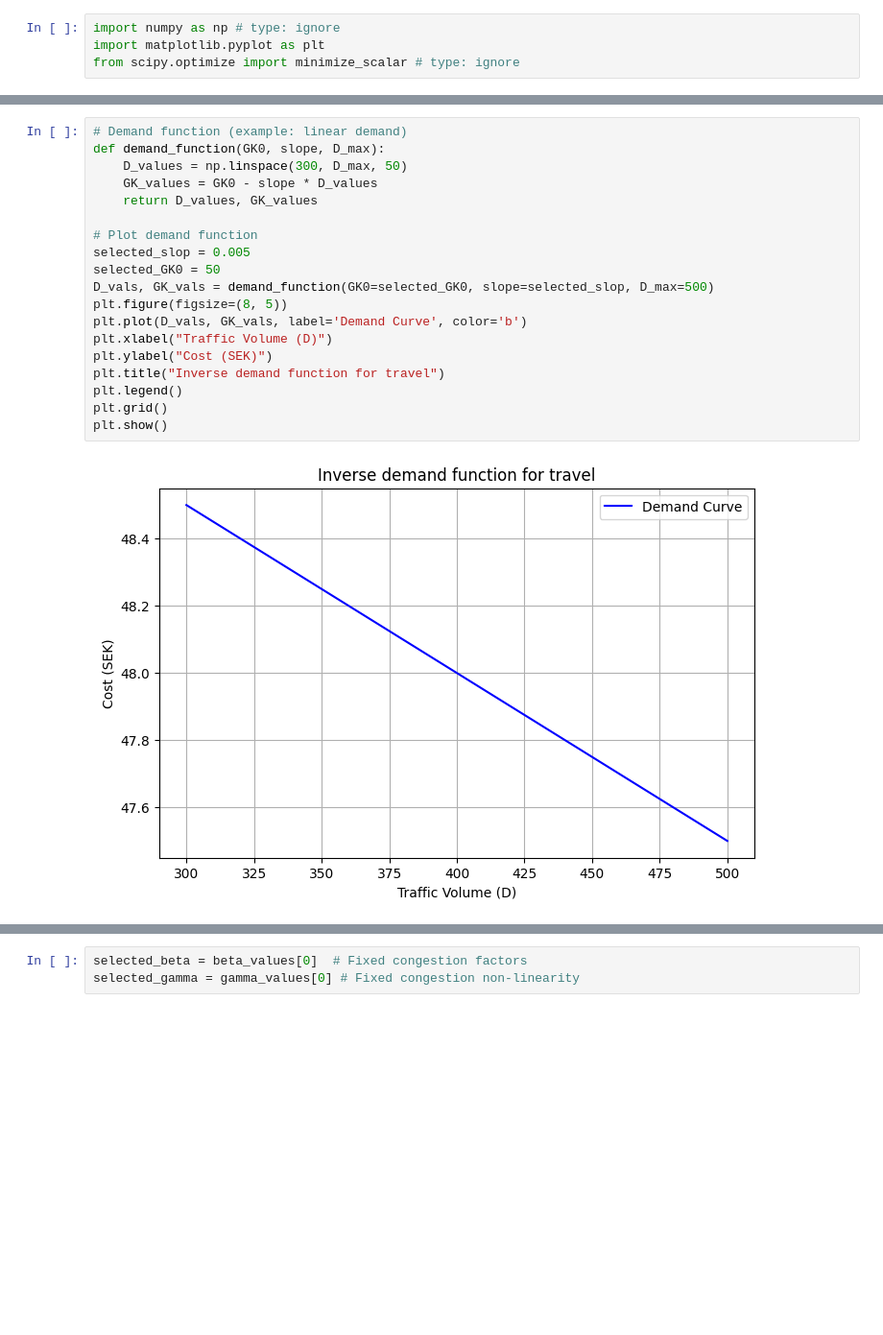
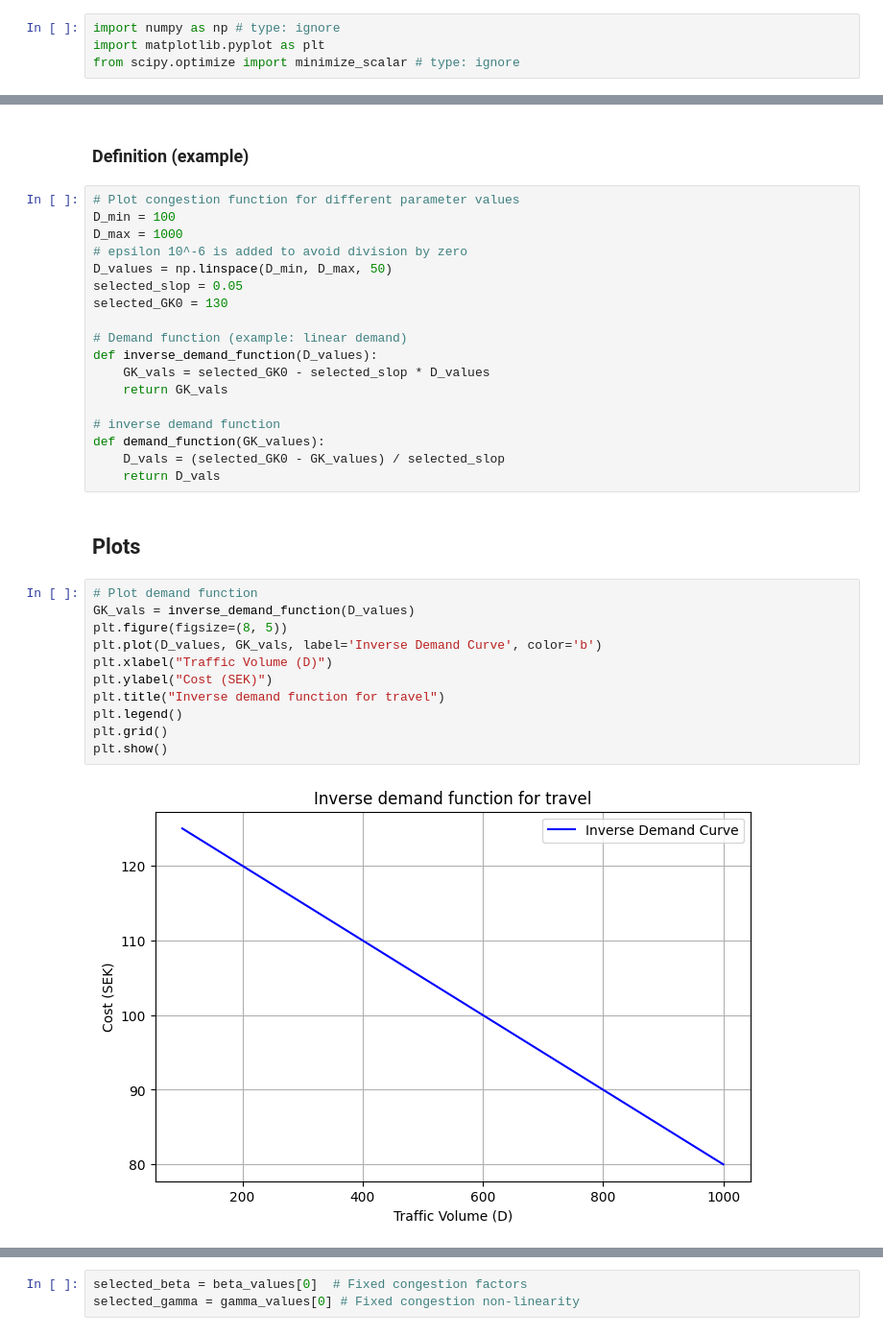
Before and after one commit to abdeaitali/cba, a Jupyter notebook: TNK126_CBA_ex2.ipynb, the cells around one changed output, grey strips where cells are left out. Shown: that part at 96% size. Cells and saved outputs as stored; diff of their text form; blank space fills up the shorter version.

```diff
--- a/TNK126_CBA_ex2.ipynb
+++ b/TNK126_CBA_ex2.ipynb
@@ -13,21 +11,35 @@ from scipy.optimize import minimize_scalar # type: ignore
+# %% [markdown]
+### Definition (example)
+# %%
+# Plot congestion function for different parameter values
+D_min = 100
+D_max = 1000
+# epsilon 10^-6 is added to avoid division by zero
+D_values = np.linspace(D_min, D_max, 50)
+selected_slop = 0.05
+selected_GK0 = 130
+
+# Demand function (example: linear demand)
+def inverse_demand_function(D_values):
+    GK_vals = selected_GK0 - selected_slop * D_values
+    return GK_vals
+
+# inverse demand function
+def demand_function(GK_values):
+    D_vals = (selected_GK0 - GK_values) / selected_slop
+    return D_vals
+# %% [markdown]
+## Plots
 # %%
-# Demand function (example: linear demand)
-def demand_function(GK0, slope, D_max):
-    D_values = np.linspace(300, D_max, 50)
-    GK_values = GK0 - slope * D_values
-    return D_values, GK_values
-
 # Plot demand function
-selected_slop = 0.005
-selected_GK0 = 50
-D_vals, GK_vals = demand_function(GK0=selected_GK0, slope=selected_slop, D_max=500)
+GK_vals = inverse_demand_function(D_values)
 plt.figure(figsize=(8, 5))
-plt.plot(D_vals, GK_vals, label='Demand Curve', color='b')
+plt.plot(D_values, GK_vals, label='Inverse Demand Curve', color='b')
 plt.xlabel("Traffic Volume (D)")
 plt.ylabel("Cost (SEK)")
 plt.title("Inverse demand function for travel")
 plt.legend()
 plt.grid()
 plt.show()
 # %% [output]
-[figure, old version]
+[figure, new version]
```
Also changed, not shown: parts of 42 cells of this notebook.
